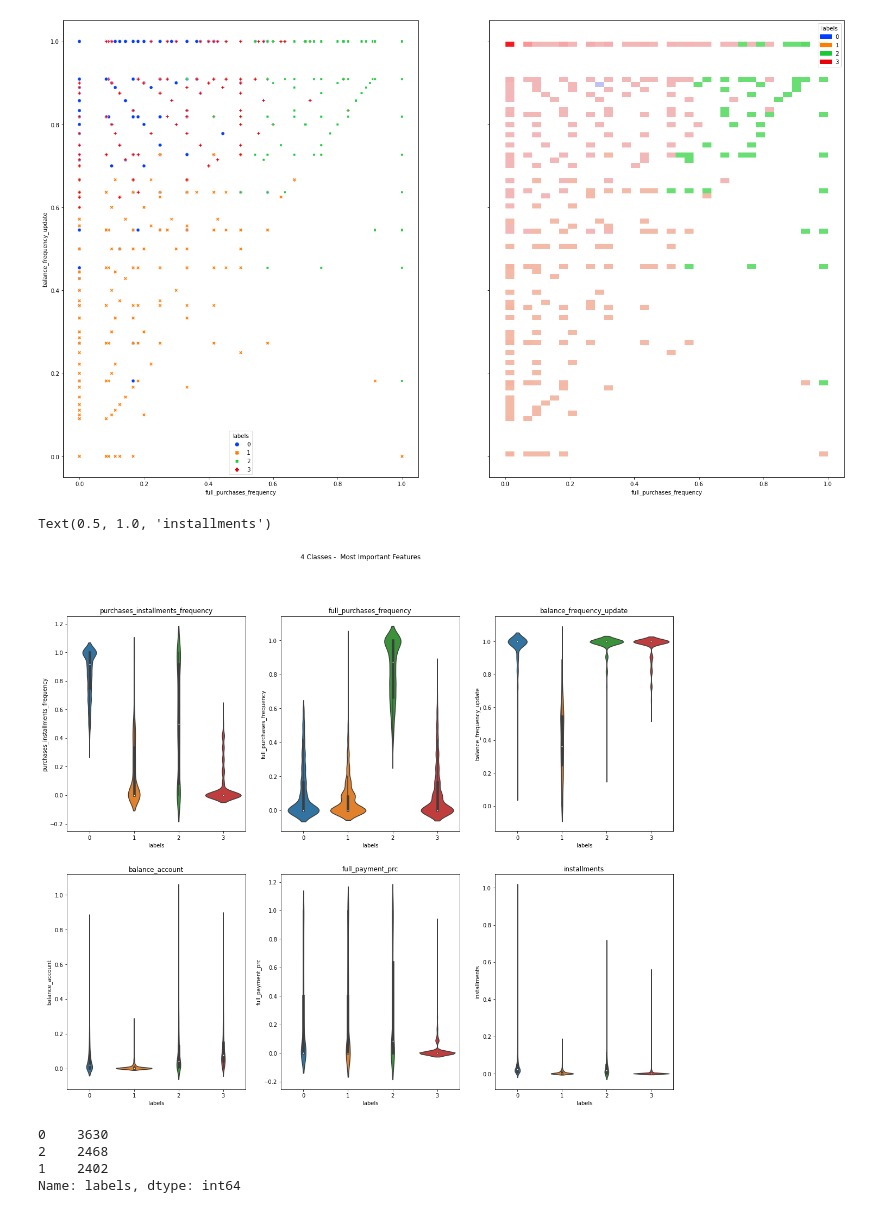
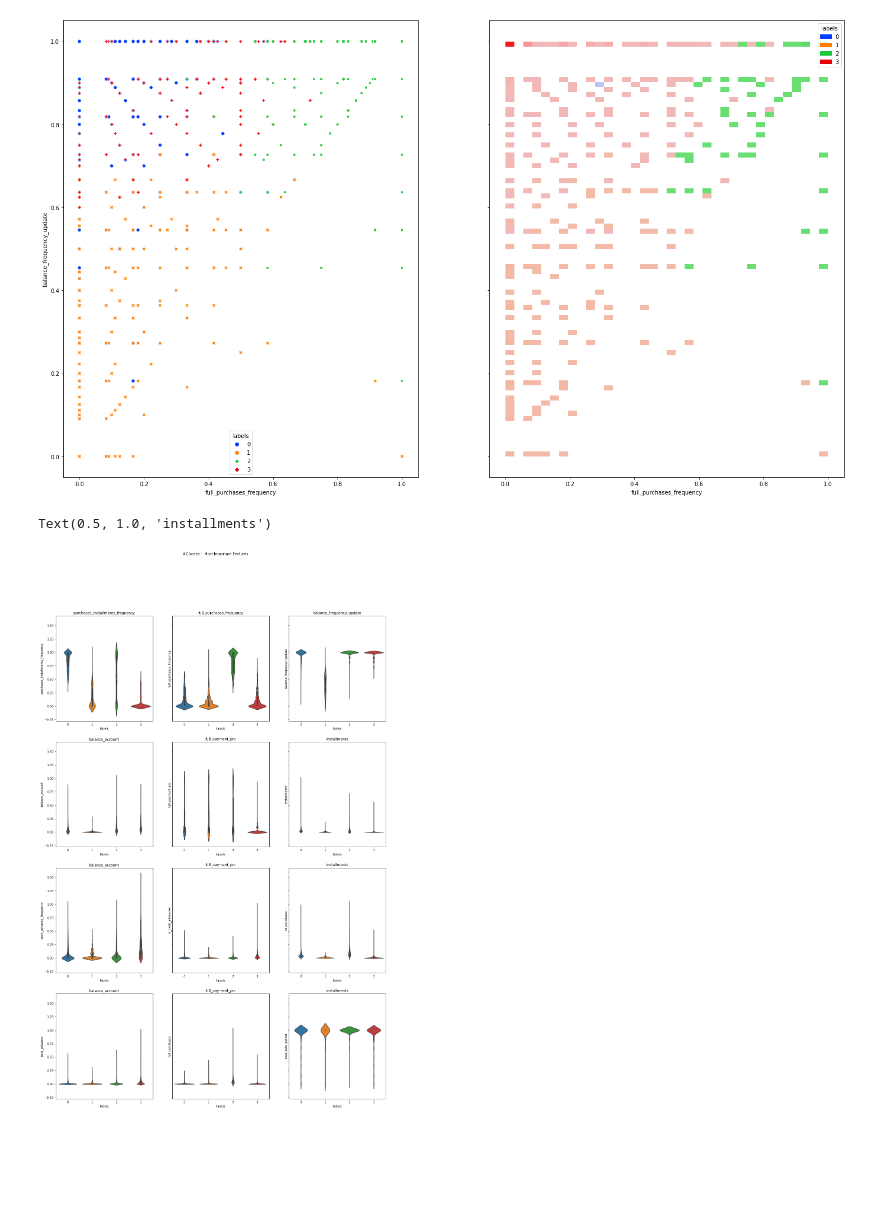
Before and after one commit to ansamz/Customer-Segmentation, a Jupyter notebook: notebooks/OH_CreditCard.ipynb, the cells around one changed output. Cells and saved outputs as stored; diff of their text form; code cells hidden in the pictures; blank space fills up the shorter version.

```diff
--- a/notebooks/OH_CreditCard.ipynb
+++ b/notebooks/OH_CreditCard.ipynb
@@ -717,32 +720,33 @@ sns.histplot(
 <AxesSubplot:xlabel='full_purchases_frequency', ylabel='balance_frequency_update'>
 [figure]
 # %%
-fig, axes = plt.subplots(2, 3, figsize=(20, 16), sharey=False)
+fig, axes = plt.subplots(4, 3, figsize=(20, 30), sharey=True)
 fig.suptitle("4 Classes -  Most Important Features")
 sns.violinplot(ax=axes[0, 0], data=df, x="labels", y="purchases_installments_frequency")
 axes[0, 0].set_title("purchases_installments_frequency")
 sns.violinplot(ax=axes[0, 1], data=df, x="labels", y="full_purchases_frequency")
 axes[0, 1].set_title("full_purchases_frequency")
 sns.violinplot(ax=axes[0, 2], data=df, x="labels", y="balance_frequency_update")
 axes[0, 2].set_title("balance_frequency_update")
 sns.violinplot(ax=axes[1, 0], data=df, x="labels", y="balance_account")
 axes[1, 0].set_title("balance_account")
 sns.violinplot(ax=axes[1, 1], data=df, x="labels", y="full_payment_prc")
 axes[1, 1].set_title("full_payment_prc")
 sns.violinplot(ax=axes[1, 2], data=df, x="labels", y="installments")
 axes[1, 2].set_title("installments")
+sns.violinplot(ax=axes[2, 0], data=df, x="labels", y="cash_advance_frequency")
+axes[2, 0].set_title("balance_account")
+sns.violinplot(ax=axes[2, 1], data=df, x="labels", y="nr_cash_advances")
+axes[2, 1].set_title("full_payment_prc")
+sns.violinplot(ax=axes[2, 2], data=df, x="labels", y="nr_purchases")
+axes[2, 2].set_title("installments")
+sns.violinplot(ax=axes[3, 0], data=df, x="labels", y="paid_advance")
+axes[3, 0].set_title("balance_account")
+sns.violinplot(ax=axes[3, 1], data=df, x="labels", y="full_purchases")
+axes[3, 1].set_title("full_payment_prc")
+sns.violinplot(ax=axes[3, 2], data=df, x="labels", y="fixed_rate_period")
+axes[3, 2].set_title("installments")
 # %% [output]
 Text(0.5, 1.0, 'installments')
-[figure, old version]
+[figure, new version]
-# %%
-# try with 3 classes
-model = KMeans(n_clusters=3, random_state=42, verbose=0)
-labels = model.fit_predict(df)
-df["labels"] = labels
-print(df.labels.value_counts())
-# %% [output]
-0    3630
-2    2468
-1    2402
-Name: labels, dtype: int64
 # %%
```
Also changed, not shown: parts of 13 cells of this notebook.
